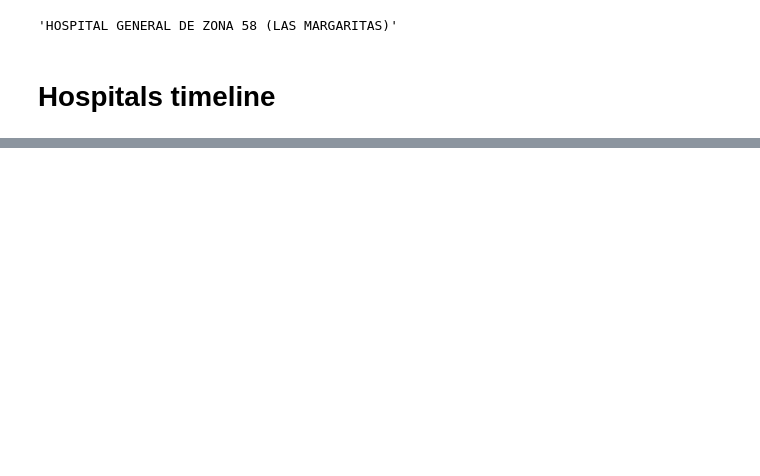
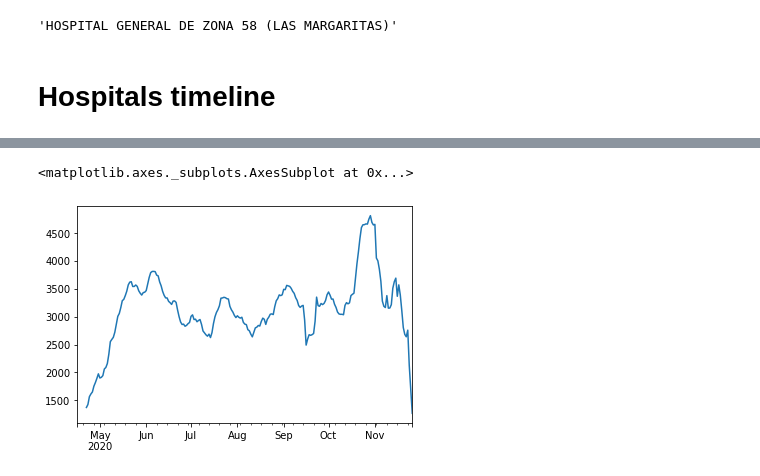
Before and after one commit to dhdzmota/omath_mota_rulo, a Jupyter notebook: notebooks/Municipio data.ipynb, the cells around one changed output, grey strips where cells are left out. Saved outputs shown, nothing was run; the diff lists cells and outputs as text; code cells hidden in the pictures; blank space fills up the shorter version.

```diff
--- a/notebooks/Municipio data.ipynb
+++ b/notebooks/Municipio data.ipynb
@@ -177,0 +207,5 @@ Name: neighbor_hosp_num_hospitals_around, Length: 168, dtype: float64
+# %%
+covid_cases.rolling(window=7).sum().plot()
+# %% [output]
+<matplotlib.axes._subplots.AxesSubplot at 0x...>
+[figure, added]
```
Also changed, not shown: parts of 7 cells of this notebook, 2 other files.
